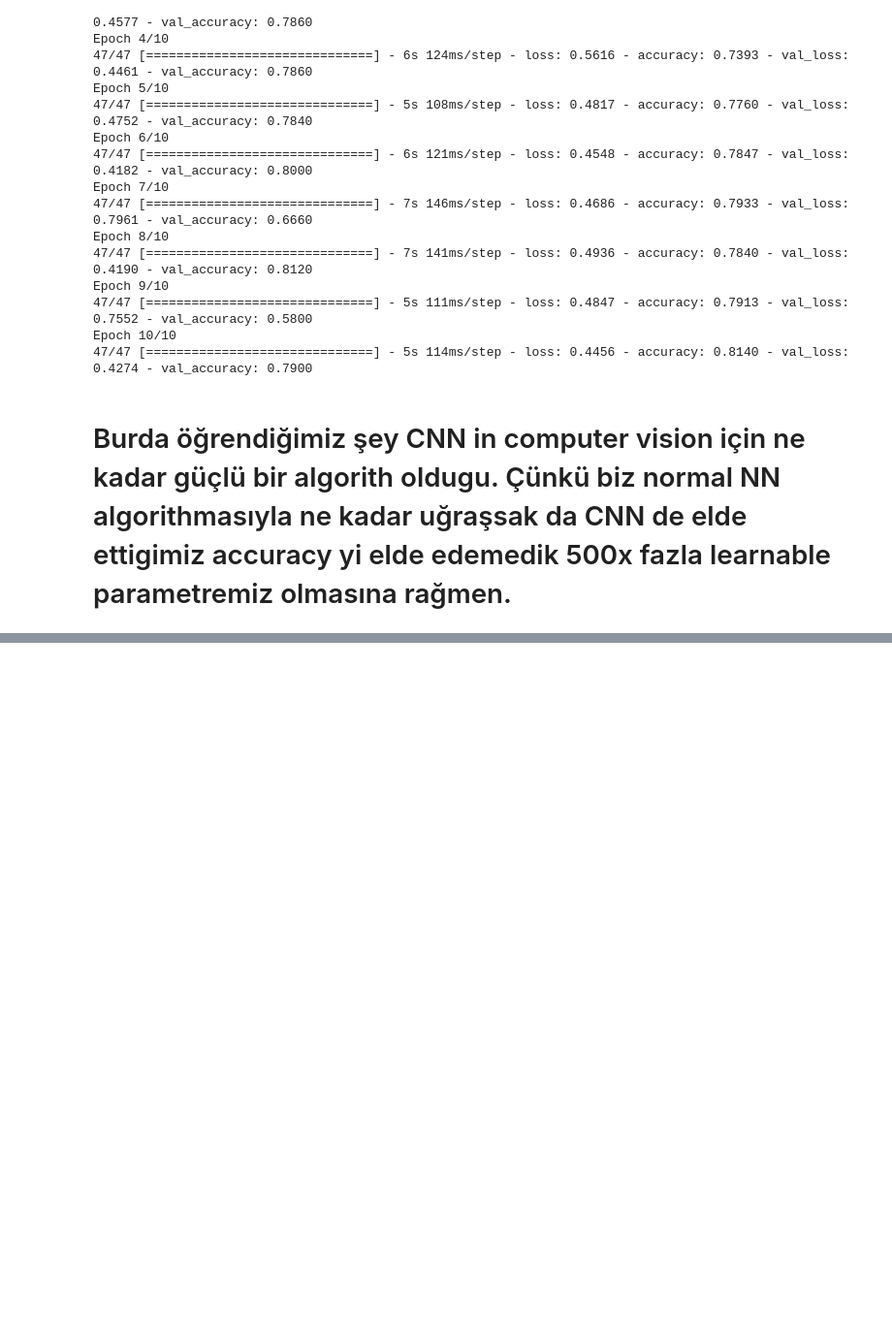
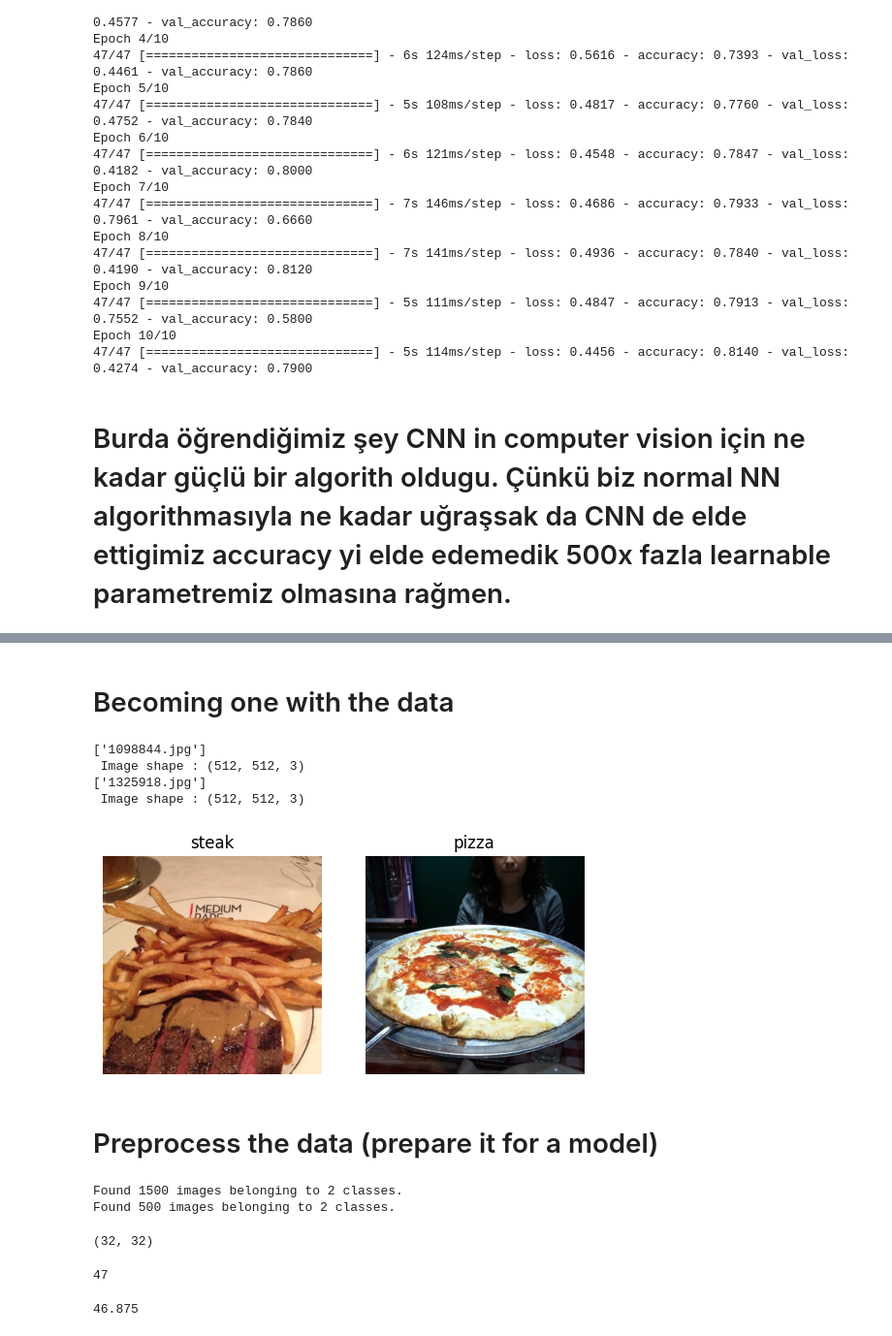
Before and after one commit to MelihKlc/Deep-Learning, a Jupyter notebook: CNN_&_Computer_Vision.ipynb, the cells around one changed output, grey strips where cells are left out. Shown at 97% size. Cells and saved outputs as stored; diff of their text form; code cells hidden in the pictures; blank space fills up the shorter version.

```diff
--- a/CNN_&_Computer_Vision.ipynb
+++ b/CNN_&_Computer_Vision.ipynb
@@ -408,0 +419,60 @@ Epoch 10/10
+# %% [markdown]
+# Becoming one with the data
+# %%
+#Visualize our data
+plt.figure()
+plt.subplot(1,2,1)
+steak_img = view_random_image("pizza_steak/train/" , "steak")
+plt.subplot(1,2,2)
+pizza_img = view_random_image("pizza_steak/train/" , "pizza")
+# %% [output]
+['1098844.jpg']
+ Image shape : (512, 512, 3)
+['1325918.jpg']
+ Image shape : (512, 512, 3)
+[figure, added]
+# %% [markdown]
+# Preprocess the data (prepare it for a model)
+# %%
+# Define the directory dataset paths
+tf.random.set_seed(42)
+train_dir = "/content/pizza_steak/train"
+test_dir = "/content/pizza_steak/test"
+
+# Create a train and test data generators and rescale the data
+train_datagen = ImageDataGenerator(rescale = 1./255)  # Automatically turn our images into tensor image data with scaling.
+test_datagen = ImageDataGenerator(rescale = 1./255)
+
+#We should load in our image data from directories and turn them into batches. (yani image larla çalışırken her zaman directoryden upload ediyoruz image ları)
+
+train_data1 = train_datagen.flow_from_directory(directory = train_dir ,
+                                                batch_size = 32 ,
+                                                target_size = (224,224) ,
+                                                class_mode = "binary" ,
+                                                seed = 42
+                                                )
+test_data1 = test_datagen.flow_from_directory(directory = test_dir ,
+                                              batch_size = 32 , #burda her batch içinde kaç image olacagını belirliyoruz.
+                                              target_size = (224,224) ,
+                                              class_mode = "binary" ,
+                                              seed = 42
+                                              )
+#Buranın sonunda aslında imagelarımızı preprocess etme işlemini bitirmiş oluyoruz.
+# %% [output]
+Found 1500 images belonging to 2 classes.
+Found 500 images belonging to 2 classes.
+# %%
+# Get a sample of a train data batch
+images , labels = train_data.next() # Get the "next" batch of images/labels in train_data. Burda biz ilk batche bakıyoruz .next ile
+len(images) , len(labels)  # Yani bizim modelimiz aslında her batchin içindeki 32 image için otomatik olarak class belirliyor.
+# %% [output]
+(32, 32)
+# %%
+# How many batches are there?
+len(train_data)
+# %% [output]
+47
+# %%
+1500/32
+# %% [output]
+46.875
```
Also changed, not shown: parts of 14 cells of this notebook.
